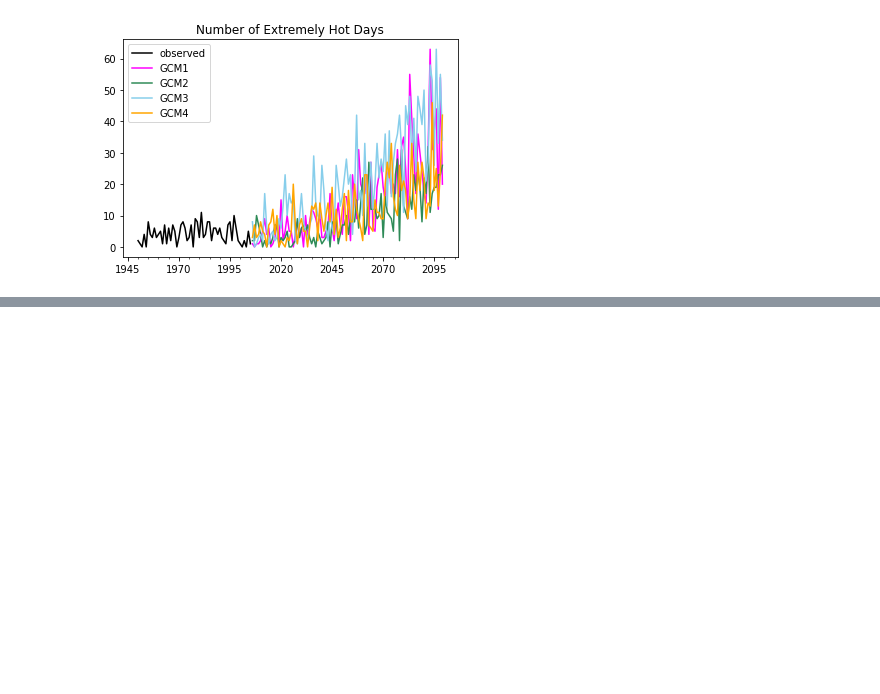
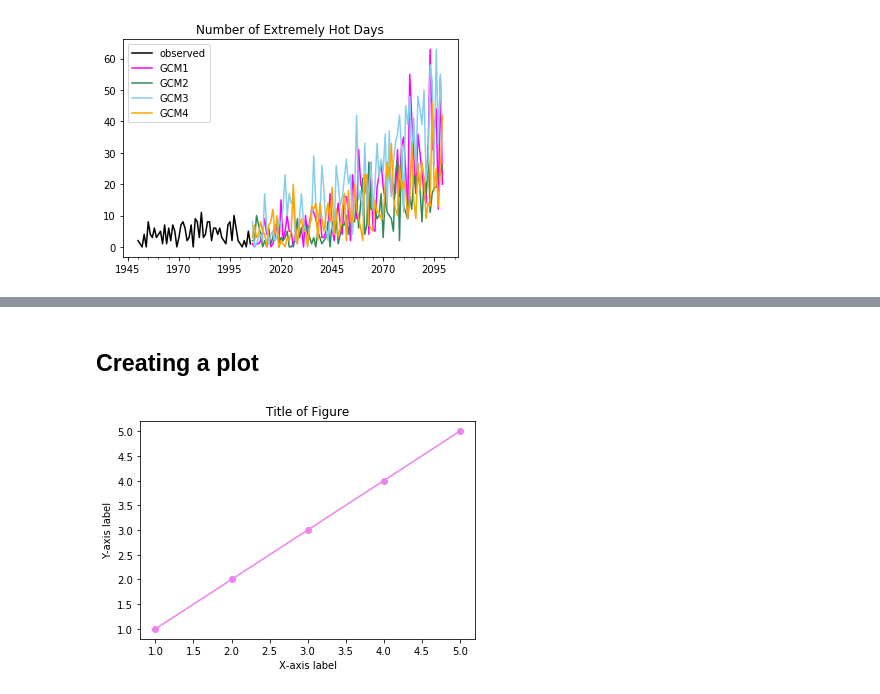
Before and after one commit to neil-berg/climate-data-analyses, a Jupyter notebook: lectures/AOS51_2019W_#2_KEY.ipynb, the cells around one changed output, grey strips where cells are left out. Saved outputs shown, nothing was run; the diff lists cells and outputs as text; code cells hidden in the pictures; blank space fills up the shorter version.

```diff
--- a/lectures/AOS51_2019W_#2_KEY.ipynb
+++ b/lectures/AOS51_2019W_#2_KEY.ipynb
@@ -705,0 +776,16 @@ extreme_heat.plot(kind='line',
+# %% [markdown]
+## Creating a plot
+# %%
+# Create some sample data
+x_data = [1, 2, 3, 4, 5]
+y_data = [1, 2, 3, 4, 5]
+
+fig = plt.figure() # create a Figure
+ax = fig.add_subplot(1,1,1) # add a Subplot in the Figure, where (row #, col #, subplot #) = (1, 1, 1)
+ax.plot(x_data, y_data, color='violet', marker='o') # add data to the Axes/subplot
+ax.set_title('Title of Figure')
+ax.set_xlabel('X-axis label')
+ax.set_ylabel('Y-axis label')
+plt.show()
+# %% [output]
+[figure, added]
```
Also changed, not shown: parts of 17 cells of this notebook.
